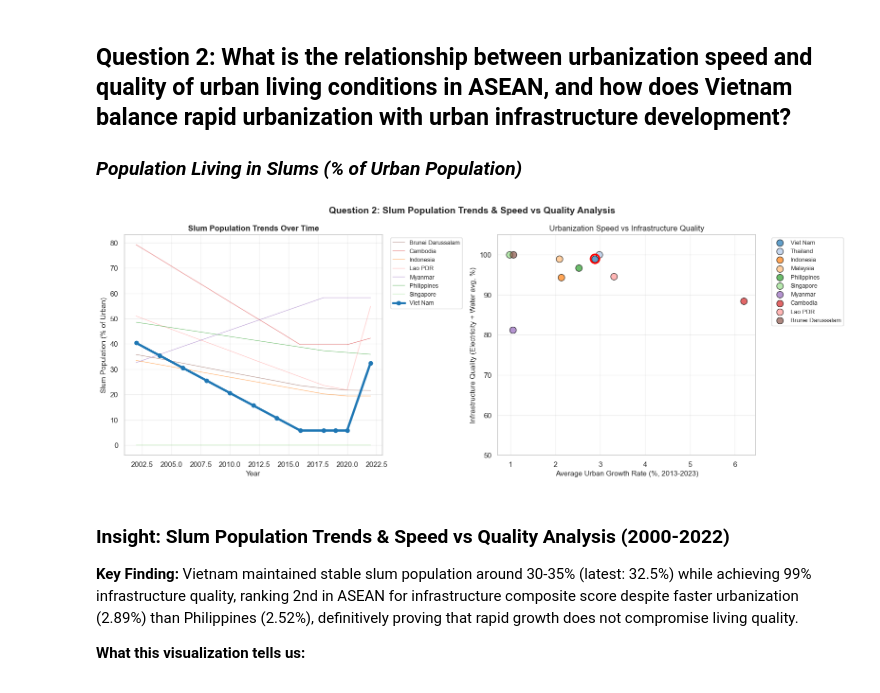
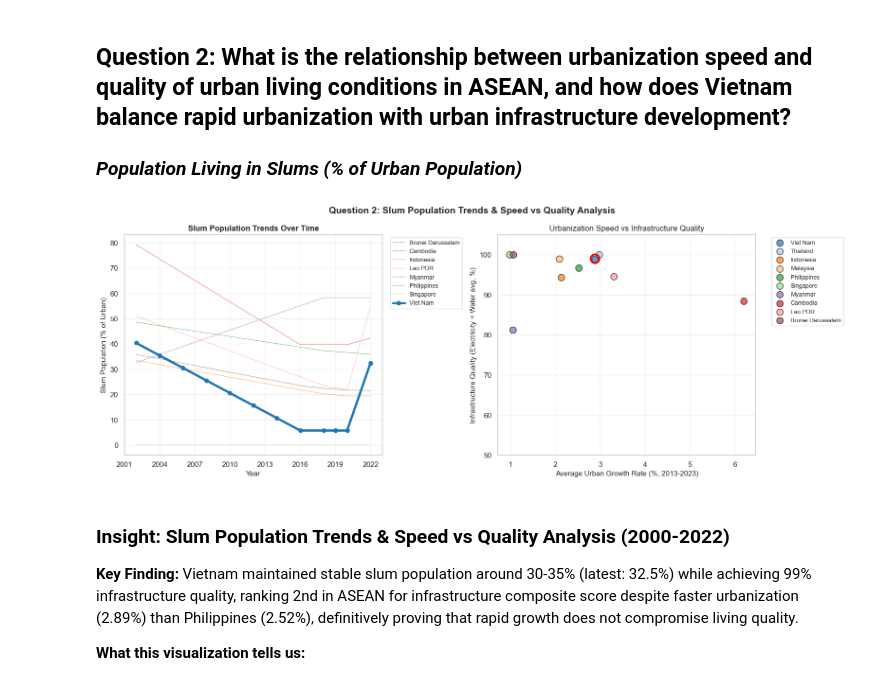
Before and after one commit to thloc1212/DV_LAB2, a Jupyter notebook: merged/merge.ipynb, the cells around one changed output. Cells and saved outputs as stored; diff of their text form; code cells hidden in the pictures.

```diff
--- a/merged/merge.ipynb
+++ b/merged/merge.ipynb
@@ -2200,6 +2281,7 @@ if df is not None:
     ax1.set_xlabel('Year', fontsize=11)
     ax1.set_ylabel('Slum Population (% of Urban)', fontsize=11)
     ax1.set_title('Slum Population Trends Over Time', fontweight='bold', fontsize=12)
+    ax1.xaxis.set_major_locator(MaxNLocator(integer=True))
     ax1.legend(bbox_to_anchor=(1.02, 1), loc='upper left', fontsize=9)
     ax1.grid(True, alpha=0.3)
 
@@ -2225,34 +2307,34 @@ if df is not None:
             )
 
             # 🔴 overlay vòng đỏ cho Việt Nam
             if country in ['Viet Nam', 'Vietnam']:
                 ax2.scatter(
                     r['Urban_Growth'], r['Infrastructure_Quality'],
                     s=180,                # lớn hơn chút để bao ngoài
                     facecolors='none',
                     edgecolors='red',
                     linewidths=2.5,
                     zorder=4
                 )
 
         ax2.set(
             xlabel='Average Urban Growth Rate (%, 2013-2023)',
             ylabel='Infrastructure Quality (Electricity + Water avg, %)',
             title='Urbanization Speed vs Infrastructure Quality'
         )
         ax2.set_ylim(50, 105)
         ax2.grid(True, alpha=0.3)
 
         ax2.legend(bbox_to_anchor=(1.05, 1), loc='upper left', fontsize=9)
 
     plt.suptitle(
         'Question 2: Slum Population Trends & Speed vs Quality Analysis',
         fontsize=14, fontweight='bold'
     )
     plt.tight_layout()
     plt.show()
 # %% [output]
-[figure, old version]
+[figure, new version]
 # %% [markdown]
 ### Insight: Slum Population Trends & Speed vs Quality Analysis (2000-2022)
 
```
Also changed, not shown: parts of 5 cells of this notebook.
